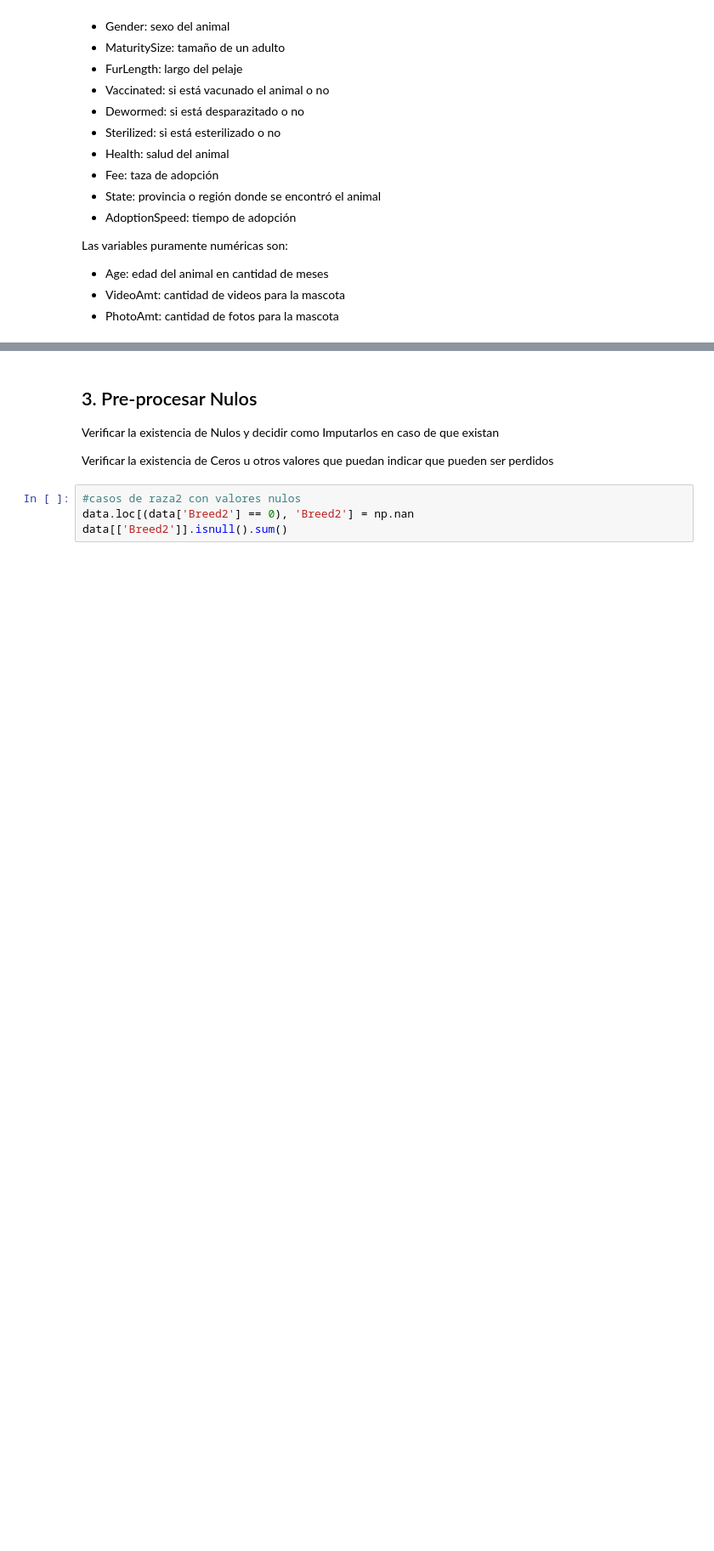
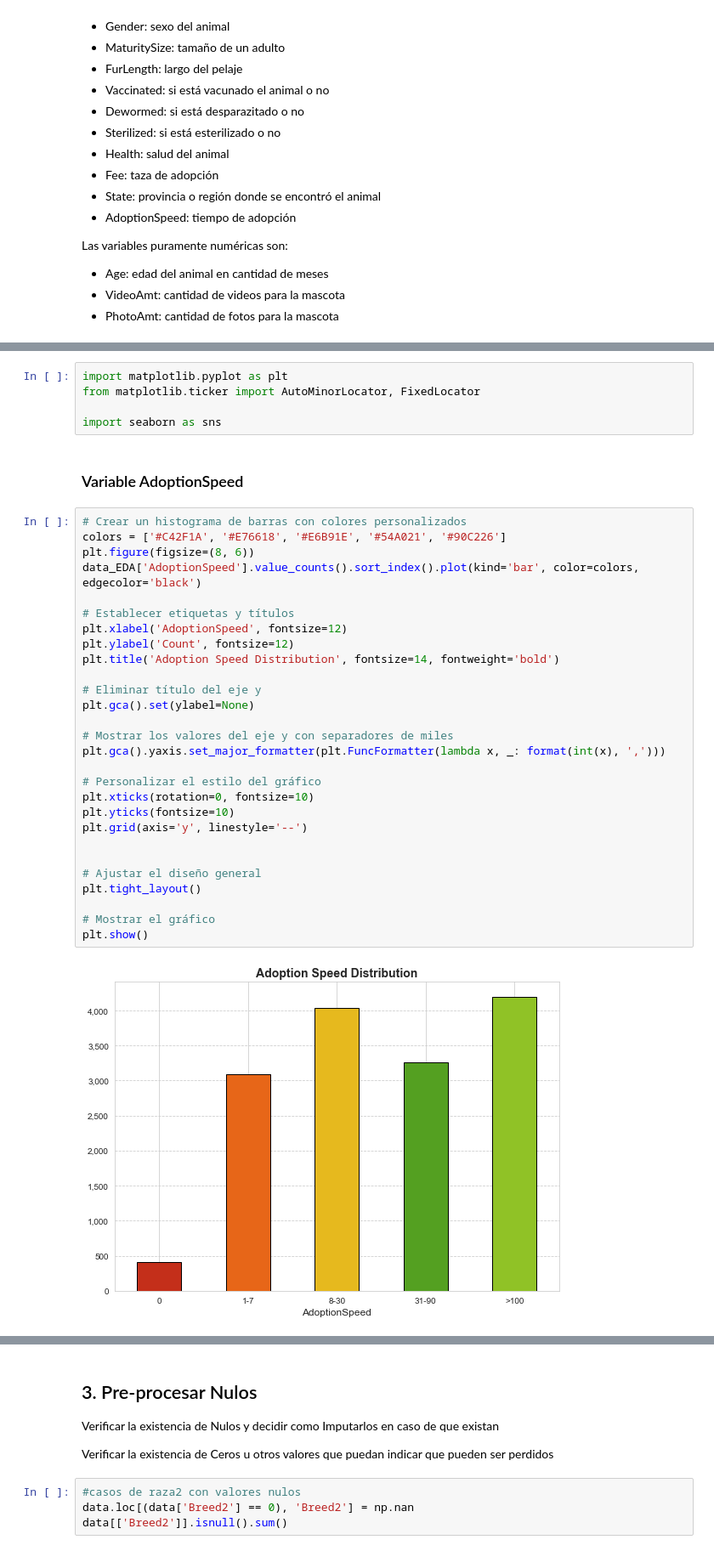
Before and after one commit to rstvz90/DMA_LAB2, a Jupyter notebook: TP Final/TP-Final-Grupo4.ipynb, the cells around one changed output, grey strips where cells are left out. Shown at 85% size. Saved outputs shown, nothing was run; the diff lists cells and outputs as text; blank space fills up the shorter version.

```diff
--- a/TP Final/TP-Final-Grupo4.ipynb
+++ b/TP Final/TP-Final-Grupo4.ipynb
@@ -188,0 +289,37 @@ Las variables puramente numéricas son:
+# %%
+import matplotlib.pyplot as plt
+from matplotlib.ticker import AutoMinorLocator, FixedLocator
+
+import seaborn as sns
+# %% [markdown]
+### Variable AdoptionSpeed
+# %%
+# Crear un histograma de barras con colores personalizados
+colors = ['#C42F1A', '#E76618', '#E6B91E', '#54A021', '#90C226']
+plt.figure(figsize=(8, 6))
+data_EDA['AdoptionSpeed'].value_counts().sort_index().plot(kind='bar', color=colors, edgecolor='black')
+
+# Establecer etiquetas y títulos
+plt.xlabel('AdoptionSpeed', fontsize=12)
+plt.ylabel('Count', fontsize=12)
+plt.title('Adoption Speed Distribution', fontsize=14, fontweight='bold')
+
+# Eliminar título del eje y
+plt.gca().set(ylabel=None)
+
+# Mostrar los valores del eje y con separadores de miles
+plt.gca().yaxis.set_major_formatter(plt.FuncFormatter(lambda x, _: format(int(x), ',')))
+
+# Personalizar el estilo del gráfico
+plt.xticks(rotation=0, fontsize=10)
+plt.yticks(fontsize=10)
+plt.grid(axis='y', linestyle='--')
+
+
+# Ajustar el diseño general
+plt.tight_layout()
+
+# Mostrar el gráfico
+plt.show()
+# %% [output]
+[figure, added]
```
Also changed, not shown: parts of 90 cells of this notebook, 3 other files.
